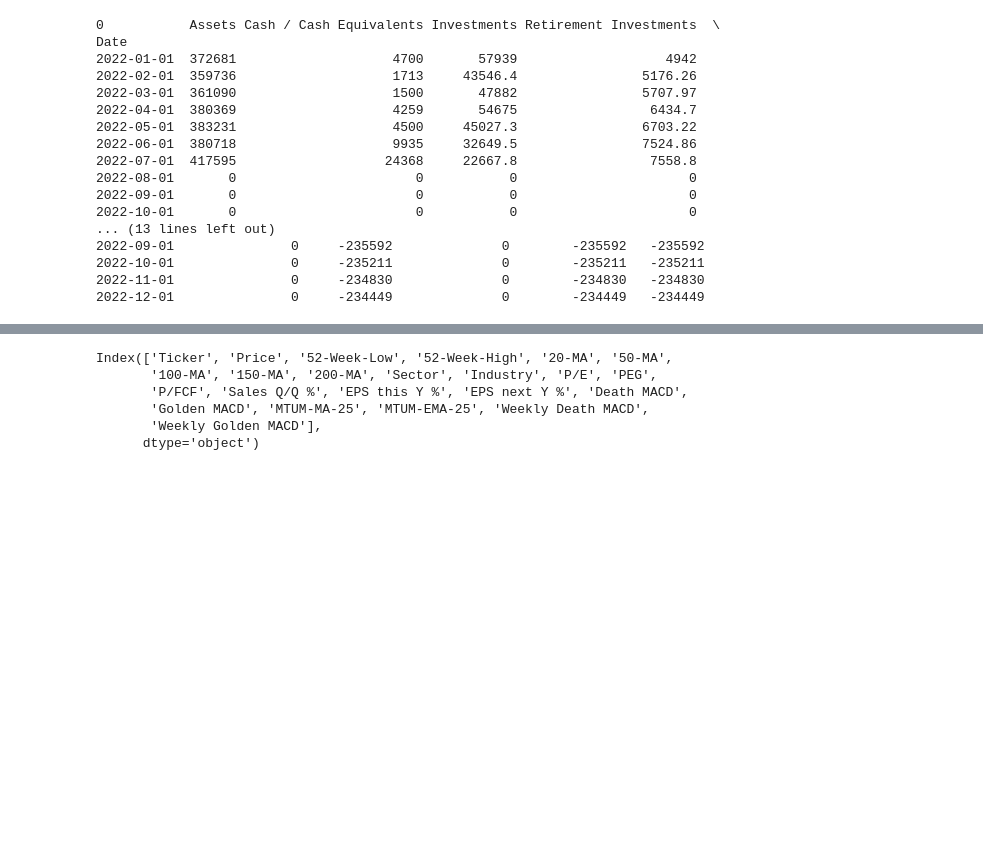
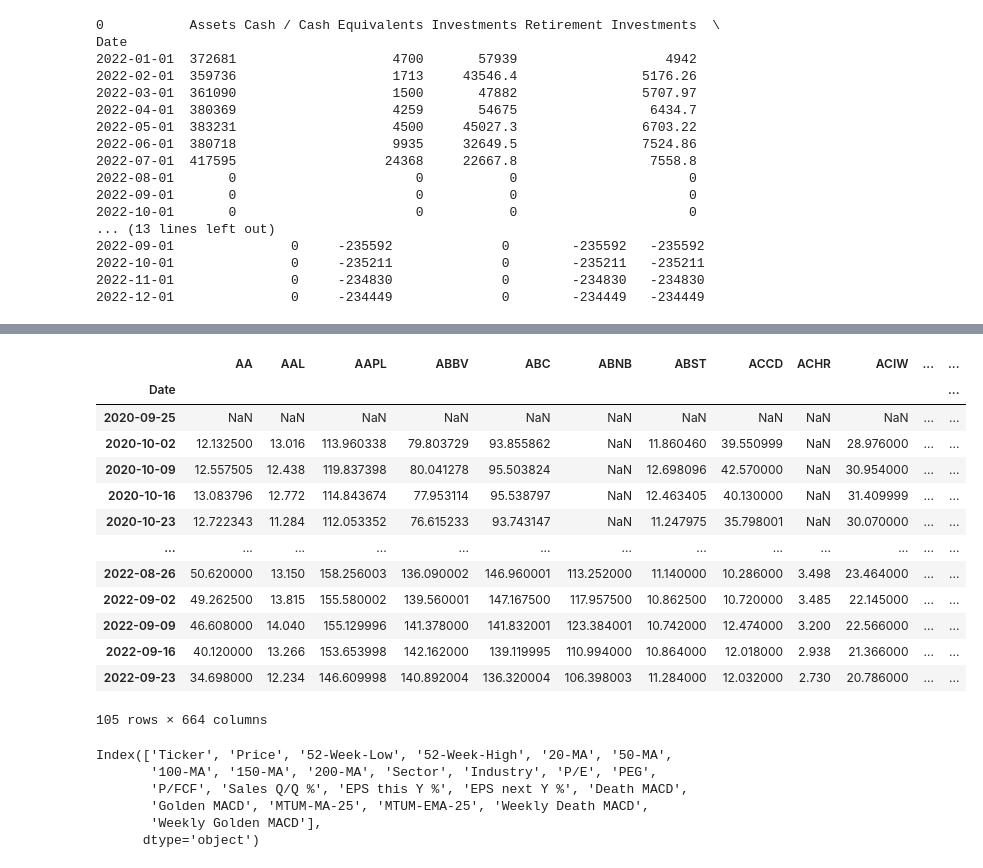
Before and after one commit to AntimatterFx/Streamlit-Dashboard, a Jupyter notebook: networth.ipynb, the cells around one changed output, grey strips where cells are left out. Drawn from its saved outputs; the diff is of its cells as text; code cells hidden in the pictures; blank space fills up the shorter version.

```diff
--- a/networth.ipynb
+++ b/networth.ipynb
@@ -197,3 +291,21 @@ df.drop(columns= ['Assets','Liabilities'],axis = 0)
+# %%
+Adj_Close['Date'] = pd.to_datetime(Adj_Close.index) - pd.to_timedelta(7, unit='d')
+Adj_Close_Weekly = Adj_Close.groupby([pd.Grouper(key='Date', freq='W-FRI')]).mean()
+# %% [output]
+|  | AA | AAL | AAPL | ABBV | ABC | ABNB | ABST | ACCD | ACHR | ACIW | ... | ... |
+| Date |  |  |  |  |  |  |  |  |  |  |  | ... |
+| 2020-09-25 | NaN | NaN | NaN | NaN | NaN | NaN | NaN | NaN | NaN | NaN | ... | ... |
+| 2020-10-02 | 12.132500 | 13.016 | 113.960338 | 79.803729 | 93.855862 | NaN | 11.860460 | 39.550999 | NaN | 28.976000 | ... | ... |
+| 2020-10-09 | 12.557505 | 12.438 | 119.837398 | 80.041278 | 95.503824 | NaN | 12.698096 | 42.570000 | NaN | 30.954000 | ... | ... |
+| 2020-10-16 | 13.083796 | 12.772 | 114.843674 | 77.953114 | 95.538797 | NaN | 12.463405 | 40.130000 | NaN | 31.409999 | ... | ... |
+| 2020-10-23 | 12.722343 | 11.284 | 112.053352 | 76.615233 | 93.743147 | NaN | 11.247975 | 35.798001 | NaN | 30.070000 | ... | ... |
+| ... | ... | ... | ... | ... | ... | ... | ... | ... | ... | ... | ... | ... |
+| 2022-08-26 | 50.620000 | 13.150 | 158.256003 | 136.090002 | 146.960001 | 113.252000 | 11.140000 | 10.286000 | 3.498 | 23.464000 | ... | ... |
+| 2022-09-02 | 49.262500 | 13.815 | 155.580002 | 139.560001 | 147.167500 | 117.957500 | 10.862500 | 10.720000 | 3.485 | 22.145000 | ... | ... |
+| 2022-09-09 | 46.608000 | 14.040 | 155.129996 | 141.378000 | 141.832001 | 123.384001 | 10.742000 | 12.474000 | 3.200 | 22.566000 | ... | ... |
+| 2022-09-16 | 40.120000 | 13.266 | 153.653998 | 142.162000 | 139.119995 | 110.994000 | 10.864000 | 12.018000 | 2.938 | 21.366000 | ... | ... |
+| 2022-09-23 | 34.698000 | 12.234 | 146.609998 | 140.892004 | 136.320004 | 106.398003 | 11.284000 | 12.032000 | 2.730 | 20.786000 | ... | ... |
+105 rows × 664 columns
 # %%
 import pandas as pd
 df = pd.read_csv('Stock Screener\SAVE\Stocks Table.csv')
```
Also changed, not shown: parts of 5 cells of this notebook, 34 other files.
